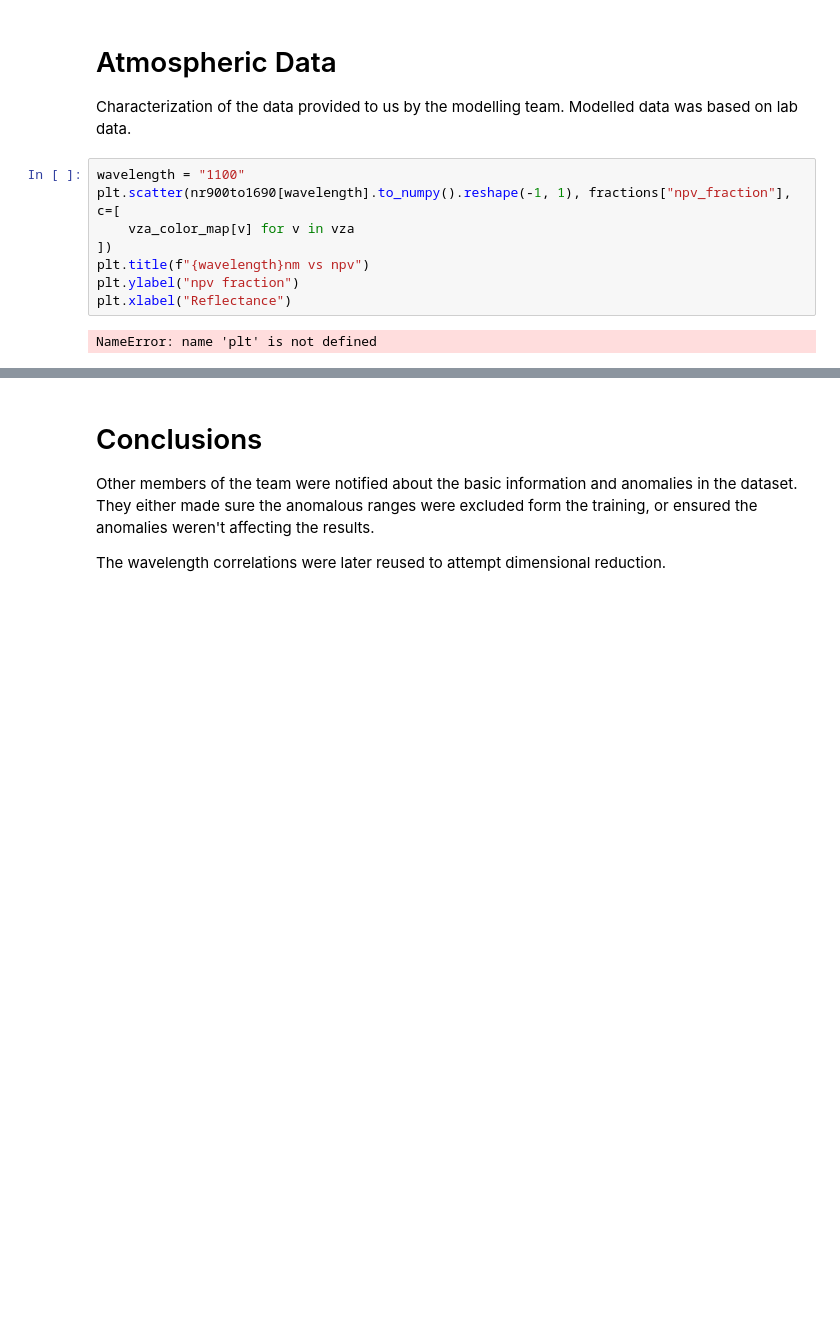
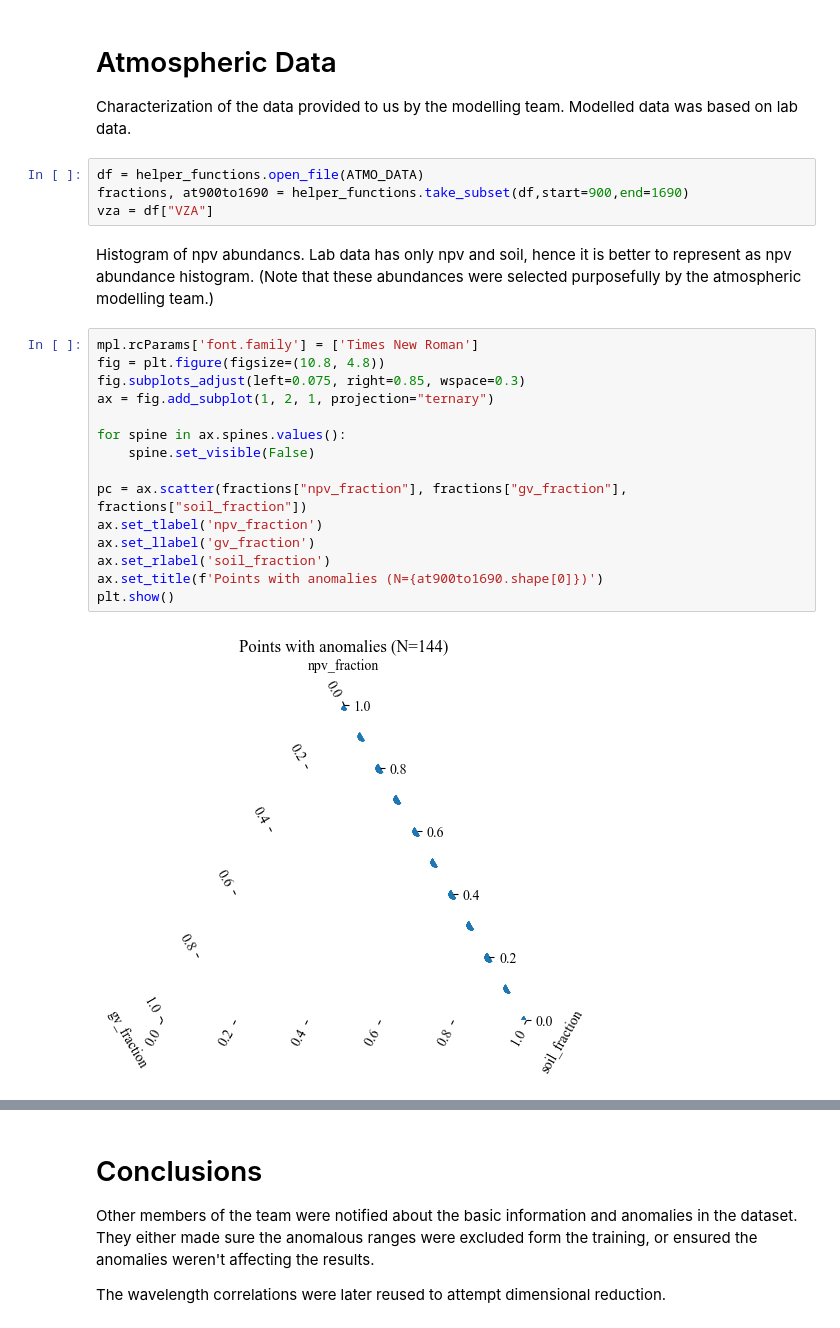
Before and after one commit to utat-ss/FINCH-Science_Unmixing, a Jupyter notebook: runs/characterization/dataset_characterization.ipynb, the cells around one changed output, grey strips where cells are left out. Cells and saved outputs as stored; diff of their text form; blank space fills up the shorter version.

Commit message:
some atmo data dataset chracterization work

```diff
--- a/runs/characterization/dataset_characterization.ipynb
+++ b/runs/characterization/dataset_characterization.ipynb
@@ -375,13 +377,26 @@ plt.show()
 # %% [markdown]
 # Atmospheric Data
 Characterization of the data provided to us by the modelling team. Modelled data was based on lab data.
-# %%
-wavelength = "1100"
-plt.scatter(nr900to1690[wavelength].to_numpy().reshape(-1, 1), fractions["npv_fraction"], c=[
-    vza_color_map[v] for v in vza
-])
-plt.title(f"{wavelength}nm vs npv")
-plt.ylabel("npv fraction")
-plt.xlabel("Reflectance")
-# %% [output]
-NameError: name 'plt' is not defined
+# %%
+df = helper_functions.open_file(ATMO_DATA)
+fractions, at900to1690 = helper_functions.take_subset(df,start=900,end=1690)
+vza = df["VZA"]
+# %% [markdown]
+Histogram of npv abundancs. Lab data has only npv and soil, hence it is better to represent as npv abundance histogram. (Note that these abundances were selected purposefully by the atmospheric modelling team.)
+# %%
+mpl.rcParams['font.family'] = ['Times New Roman']
+fig = plt.figure(figsize=(10.8, 4.8))
+fig.subplots_adjust(left=0.075, right=0.85, wspace=0.3)
+ax = fig.add_subplot(1, 2, 1, projection="ternary")
+
+for spine in ax.spines.values():
+    spine.set_visible(False)
+
+pc = ax.scatter(fractions["npv_fraction"], fractions["gv_fraction"], fractions["soil_fraction"])
+ax.set_tlabel('npv_fraction')
+ax.set_llabel('gv_fraction')
+ax.set_rlabel('soil_fraction')
+ax.set_title(f'Points with anomalies (N={at900to1690.shape[0]})')
+plt.show()
+# %% [output]
+[figure, added]
```
Also changed, not shown: parts of 14 cells of this notebook.
